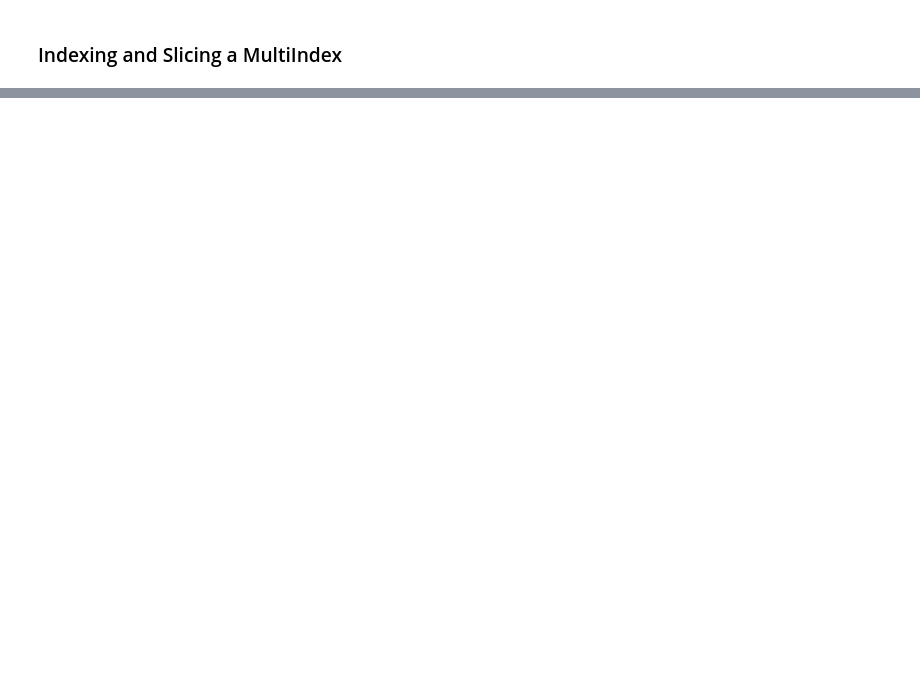
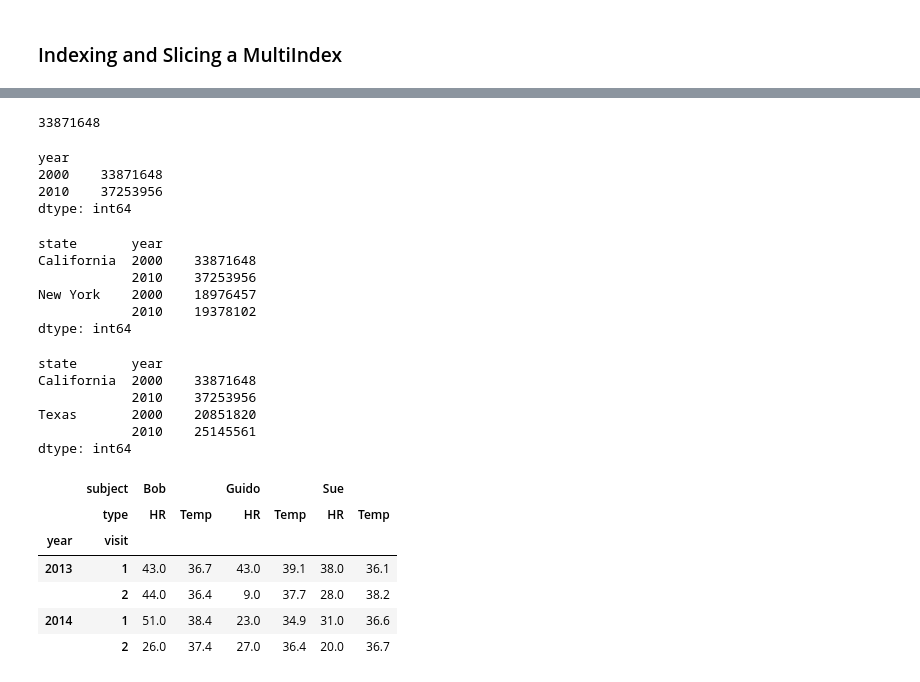
Before and after one commit to ali-d-nasseri/Python-Tutorials, a Jupyter notebook: Pandas-Analysis-Kaggle-Survey.ipynb, the cells around one changed output, grey strips where cells are left out. Drawn from its saved outputs; the diff is of its cells as text; code cells hidden in the pictures; blank space fills up the shorter version.

```diff
--- a/Pandas-Analysis-Kaggle-Survey.ipynb
+++ b/Pandas-Analysis-Kaggle-Survey.ipynb
@@ -1122,0 +1134,41 @@ health_data['Guido']
+# %%
+pop[('California', 2000)] # To select the population we need to specify the index as (state name, year)
+# %% [output]
+33871648
+# %%
+pop['California']
+# %% [output]
+year
+2000    33871648
+2010    37253956
+dtype: int64
+# %%
+# Partial slicing
+
+pop['California':'New York']
+# %% [output]
+state       year
+California  2000    33871648
+            2010    37253956
+New York    2000    18976457
+            2010    19378102
+dtype: int64
+# %%
+pop[['California', 'Texas']]
+# %% [output]
+state       year
+California  2000    33871648
+            2010    37253956
+Texas       2000    20851820
+            2010    25145561
+dtype: int64
+# %%
+health_data
+# %% [output]
+|  | subject | Bob |  | Guido |  | Sue |  |
+|  | type | HR | Temp | HR | Temp | HR | Temp |
+| year | visit |  |  |  |  |  |  |
+| 2013 | 1 | 43.0 | 36.7 | 43.0 | 39.1 | 38.0 | 36.1 |
+|  | 2 | 44.0 | 36.4 | 9.0 | 37.7 | 28.0 | 38.2 |
+| 2014 | 1 | 51.0 | 38.4 | 23.0 | 34.9 | 31.0 | 36.6 |
+|  | 2 | 26.0 | 37.4 | 27.0 | 36.4 | 20.0 | 36.7 |
```
Also changed, not shown: parts of 29 cells of this notebook.
